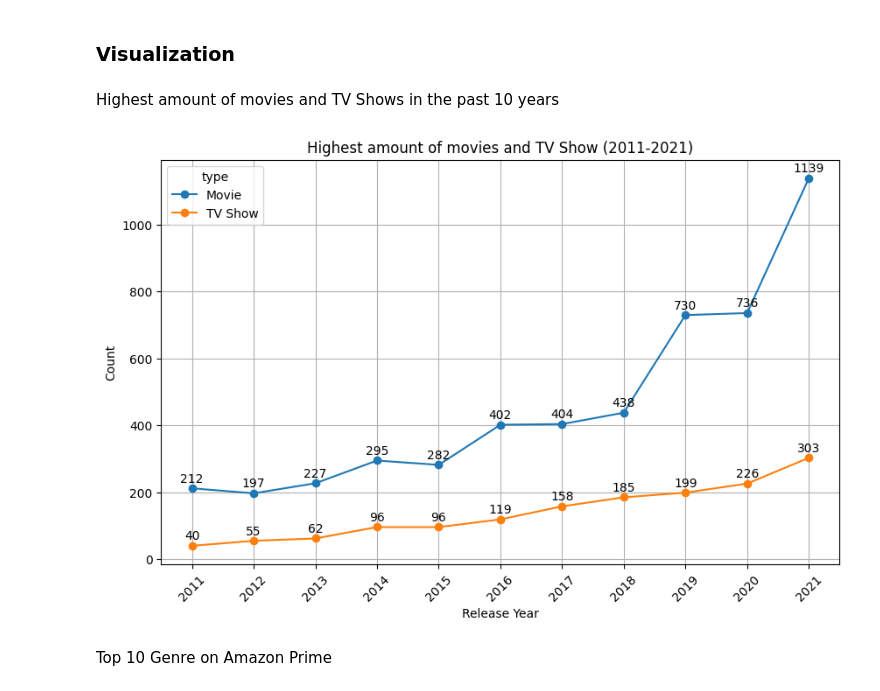
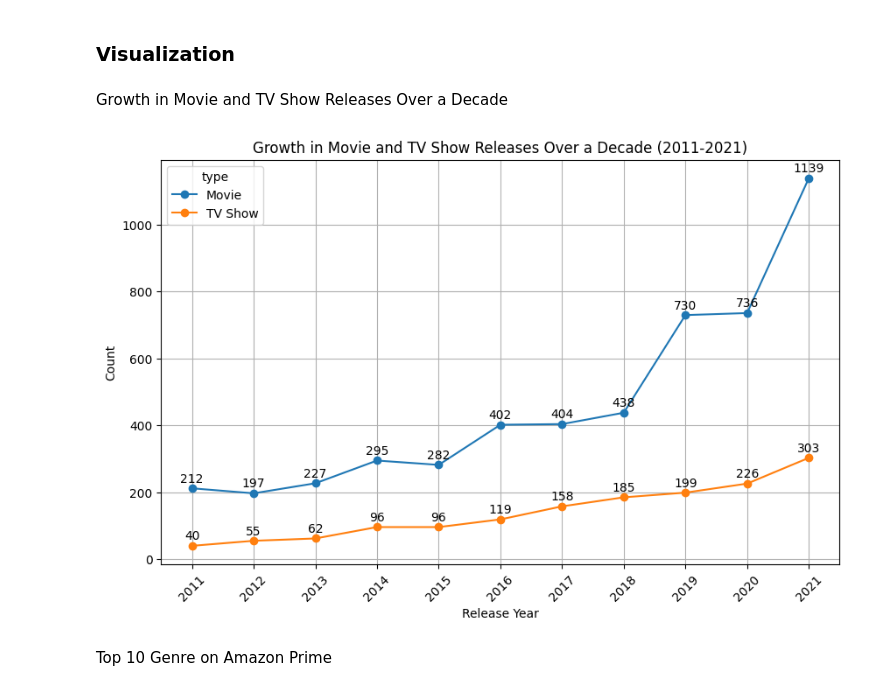
Before and after one commit to MukhlisMaulanaA/data-analytics-python, a Jupyter notebook: assigment.ipynb, the cells around one changed output. Cells and saved outputs as stored; diff of their text form; code cells hidden in the pictures.

Commit message:
update: rename title of graph

```diff
--- a/assigment.ipynb
+++ b/assigment.ipynb
@@ -49,35 +49,35 @@ df_cleaned.to_csv('cleaned_amazon_prime_dataset.csv', index=False)
 4  Teenage Matt Banting wants to work with a famo...
 # %% [markdown]
 ### Visualization
-# %% [markdown]
-Highest amount of movies and TV Shows in the past 10 years
+# %% [markdown]
+Growth in Movie and TV Show Releases Over a Decade
 # %%
 # Filter data untuk 10 tahun terakhir (2021 ke belakang)
 df_last_10_years = df[df['release_year'] >= 2011]
 
 # Menghitung jumlah "Movie" dan "TV Show" per tahun
 type_count = df_last_10_years.groupby(['release_year', 'type']).size().unstack(fill_value=0)
 
 # Plot Line Chart
 ax = type_count.plot(kind='line', marker='o', figsize=(10, 6))
-plt.title('Highest amount of movies and TV Show (2011-2021)')
+plt.title('Growth in Movie and TV Show Releases Over a Decade (2011-2021)')
 plt.xlabel('Release Year')
 plt.ylabel('Count')
 plt.xticks(range(2011, 2022), rotation=45)
 plt.grid(True)
 
 # Menambahkan nilai setiap titik pada grafik
 for i in range(type_count.shape[0]):
     for col in type_count.columns:
         plt.annotate(str(type_count.iloc[i][col]),
                       xy=(type_count.index[i], type_count.iloc[i][col]),
                       textcoords="offset points",
                       xytext=(0,5),
                       ha='center')
 
 plt.show()
 # %% [output]
-[figure, old version]
+[figure, new version]
 # %% [markdown]
 Top 10 Genre on Amazon Prime
 # %%
```
Also changed, not shown: 2 other files.
